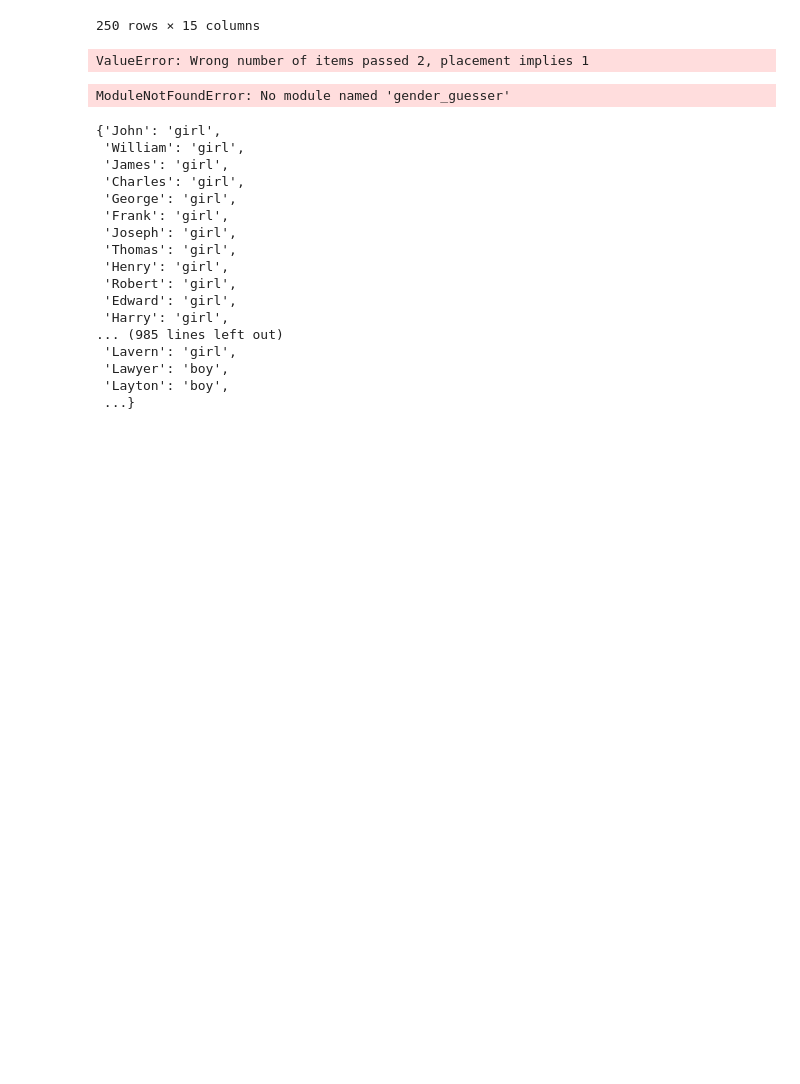
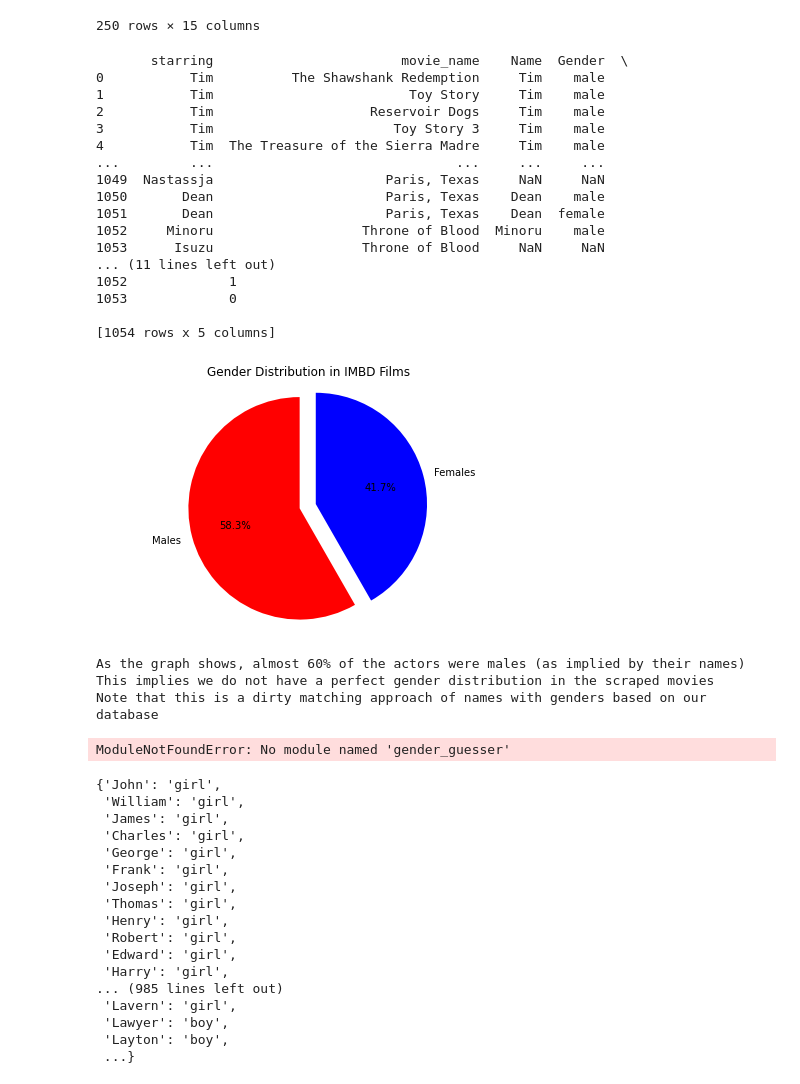
Before and after one commit to moritzdaendliker/IMDBscraper_and_analysis, a Jupyter notebook: Male female classification.ipynb, the cells around one changed output. Cells and saved outputs as stored; diff of their text form; code cells hidden in the pictures; blank space fills up the shorter version.

```diff
--- a/Male female classification.ipynb
+++ b/Male female classification.ipynb
@@ -70,34 +70,65 @@ df = pd.merge(names_scraped_rows, name_database, how="outer", left_on="starring"
 #We now have now matched the names with the implied genders based on our database
 #We now clean the dataframe
 #Dropping the datapoints for which we have no data and uncessecary columns
 df.dropna(subset = ["movie_name"], inplace=True)
 del df['Gender_x']
 df.rename(columns={'Gender_y': 'Gender'}, inplace=True)
 
+df['Gender_Dummy'] = df.Gender.apply(lambda x: 1 if x == "male" else 0)
+
 #We get the following dataframe
 print(df)
 
 #We count the number of males and female by distribution
 df['Gender'].value_counts()
 male_count =((df.Gender == 'male').sum())
 female_count = ((df.Gender == 'female').sum())
 
 #We plot a pie chart with the implied gender distribution of the actors/actresses in the movies we scraped
 proportions = [male_count, female_count]
 plt.pie(proportions,labels = ['Males', 'Females'],shadow = False, colors = ['red','blue'], explode = (0.15 , 0), startangle = 90,autopct = '%1.1f%%')
 plt.axis('equal')
 plt.title("Gender Distribution in IMBD Films")
 plt.tight_layout()
 plt.show()
 
 print("As the graph shows, almost 60% of the actors were males (as implied by their names)")
 print("This implies we do not have a perfect gender distribution in the scraped movies")
 print("Note that this is a dirty matching approach of names with genders based on our database")
 
 #Of course, not all the names of the actors/actresses in our scraped movies are included in the database
 #Also, some names can of course be applicable for both of the classical gender labels leading to distorted results
+
+
+#----Calculating the male to female ratio per movie----
+
+#We create a new column with a gender dummy if there is a male in the movie
+df['Male_Dummy'] = df.Gender.apply(lambda x: 1 if x == "male" else 0)
+
+#CalculatingMale ratio per movie
+df['Gender_Ratio'] =
 # %% [output]
-ValueError: Wrong number of items passed 2, placement implies 1
+       starring                        movie_name    Name  Gender  \
+0           Tim          The Shawshank Redemption     Tim    male
+1           Tim                         Toy Story     Tim    male
+2           Tim                    Reservoir Dogs     Tim    male
+3           Tim                       Toy Story 3     Tim    male
+4           Tim  The Treasure of the Sierra Madre     Tim    male
+...         ...                               ...     ...     ...
+1049  Nastassja                      Paris, Texas     NaN     NaN
+1050       Dean                      Paris, Texas    Dean    male
+1051       Dean                      Paris, Texas    Dean  female
+1052     Minoru                   Throne of Blood  Minoru    male
+1053      Isuzu                   Throne of Blood     NaN     NaN
+... (11 lines left out)
+1052             1
+1053             0
+
+[1054 rows x 5 columns]
+[figure, added]
+As the graph shows, almost 60% of the actors were males (as implied by their names)
+This implies we do not have a perfect gender distribution in the scraped movies
+Note that this is a dirty matching approach of names with genders based on our database
 # %%
 ##-----------------------Analysis of gender diversity in the scraped movies--------------------------
 
```
